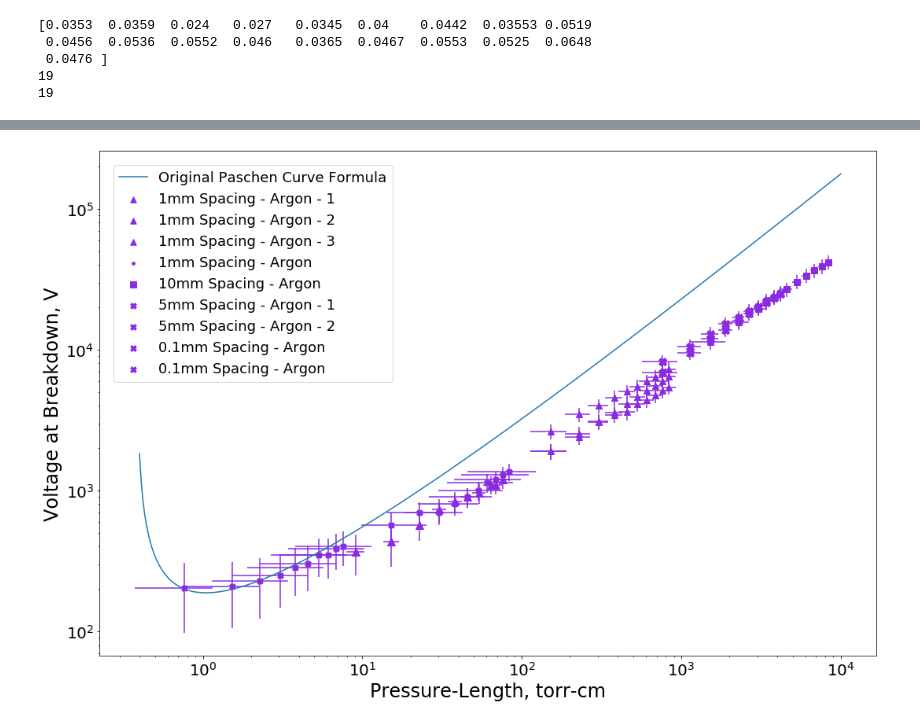
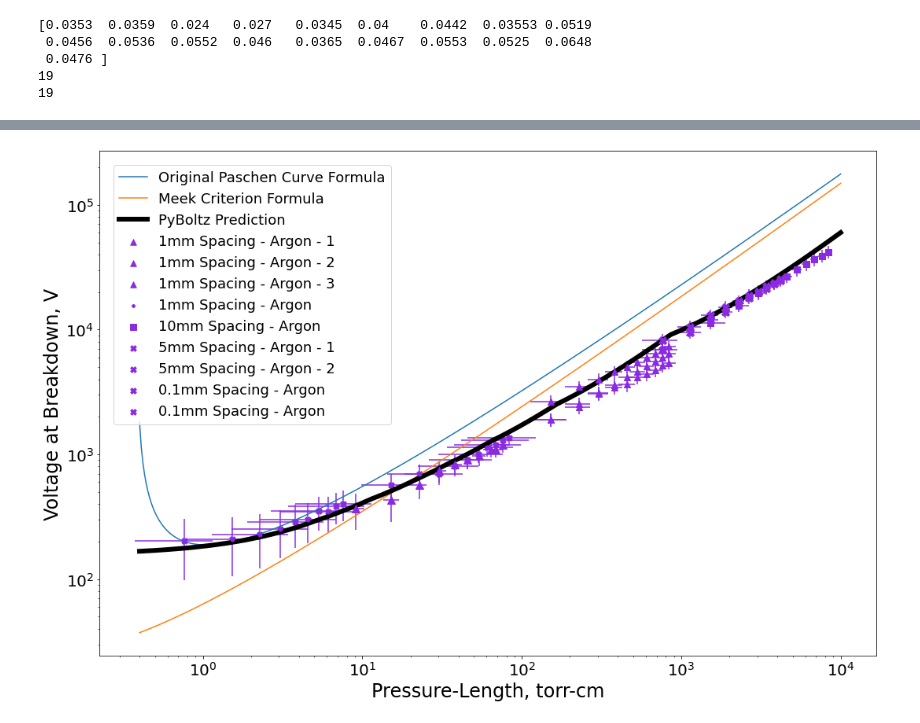
Before and after one commit to UTA-REST/HVBreakdown, a Jupyter notebook: HVplot.ipynb, the cells around one changed output, grey strips where cells are left out. Cells and saved outputs as stored; diff of their text form; code cells hidden in the pictures.

```diff
--- a/HVplot.ipynb
+++ b/HVplot.ipynb
@@ -269,3 +231,21 @@ print(len(lep))
  0.0476 ]
 19
 19
+# %%
+plt.figure(figsize=(5,5),dpi=150)
+Erange=np.arange(100,55000,100)
+Ar1=pd.read_csv("./PyBoltzPureArgon1bar.csv")
+
+
+plt.plot(Erange, Aco*750*np.exp(-Bco*750/Erange),color='DarkRed',label='Townsend Formula')
+alphafunc=interpolate.interp1d(Ar1.TownsendAlpha,Ar1.EField/750,bounds_error=False,fill_value='extrapolate')
+
+plt.plot(Ar1.EField, Ar1.TownsendAlpha,'o',label='PyBoltz predictions')
+
+alphas=np.arange(0,900,1)
+plt.plot(alphafunc(alphas)*750,alphas,label='Extrapolated')
+
+plt.xlabel(r"$E/P$")
+plt.ylabel(r"$\alpha$")
+plt.legend(loc='upper left')
+plt.title("Argon")
@@ -272,3 +255,5 @@ print(len(lep))
+# %%
+Vb4 = d*p*alphafunc(770/(d*p)*np.log(1+1/gammase))
 # %%
 # Argon vs. Theoretical Curve Plotting
 
@@ -297,36 +282,42 @@ plt.scatter(dfp.loc[('Ar','0.1mm','AP','1'),'avep'],dfp.loc[('Ar','0.1mm','AP','
 #Katherine and Leslie Data
 # plt.errorbar(pd_10mil,v_10mil, xerr=pd10mil_err, yerr=v10mil_err, ls='', marker='o', color='r')
 # plt.errorbar(pd_10mil,v_10mil, ls='', marker='o', color='r', label='Katherine\'s Data')
 # plt.errorbar(lep*.52*760,ledatm, xerr=.125*760, yerr=leerr*1000, ls='', marker='o', color='b')
 # plt.errorbar(lep*.52*760,ledatm, ls='', marker='o', color='b', label='Leslie\'s Data')
 
 ax.set_yscale('log')
 ax.set_xscale('log')
 fig.set_figheight(10)
 fig.set_figwidth(15)
 
 plt.plot(p, Vb, label='Original Paschen Curve Formula')
 
-# plt.plot(p, Vb2, label='Meek Criterion Formula')
+plt.plot(p, Vb2, label='Meek Criterion Formula')
 
-# plt.plot(p, Vb3, label='Modified Formula')
+plt.plot(p, Vb4, label='PyBoltz Prediction',linewidth=6,color='black')
 
 
 plt.xlabel('Pressure-Length, torr-cm', fontsize=24)
 plt.ylabel('Voltage at Breakdown, V', fontsize=24)
 plt.legend(fontsize=18, borderaxespad=1, loc="upper left")
 plt.xticks(fontsize=20)
 plt.yticks(fontsize=20)
 # ax.set_ylim([30,1e6])
 # ax.set_xlim([1e-1,1e4])
 # pltplt.ylim(.grid())
+
+
+
+
 plt.tight_layout()
 
 # plt.savefig('Arlogplot5.png',dpi=400)
 
+
+
 plt.show()
 # %% [output]
-[figure, old version]
+[figure, new version]
 # %%
 #Time Dependance Study
 fig, ax = plt.subplots()
```
Also changed, not shown: parts of 12 cells of this notebook, 2 other files.
